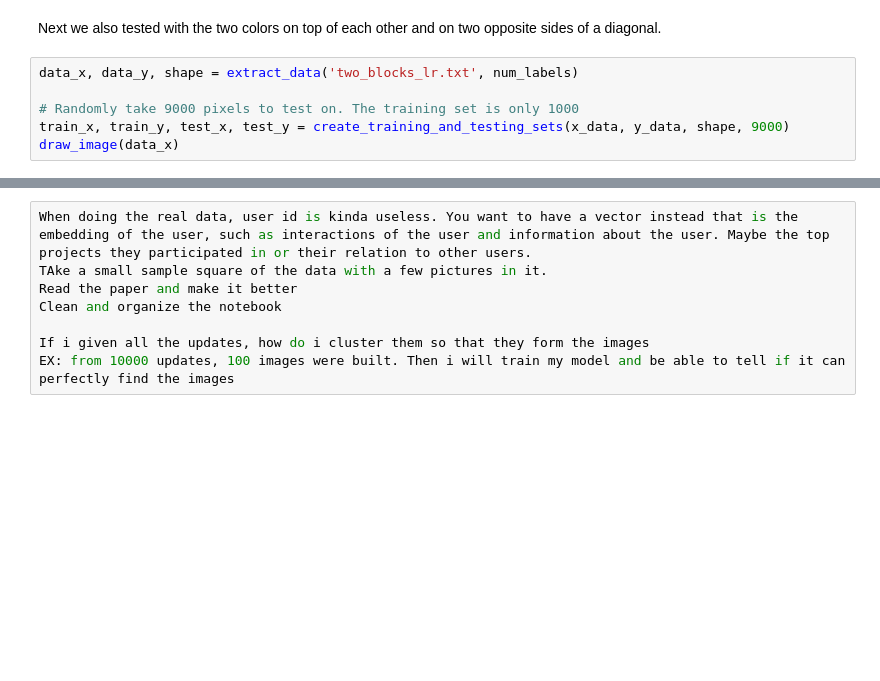
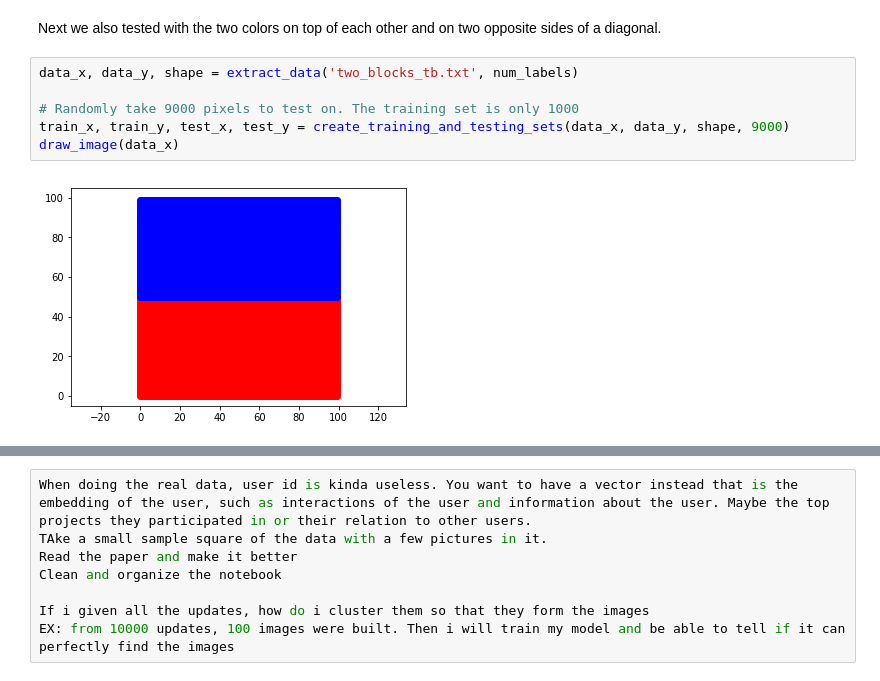
Before and after one commit to shudaniel/tensorflow_practice, a Jupyter notebook: Tensorflow practice.ipynb, the cells around one changed output, grey strips where cells are left out. Cells and saved outputs as stored; diff of their text form; blank space fills up the shorter version.

```diff
--- a/Tensorflow practice.ipynb
+++ b/Tensorflow practice.ipynb
@@ -190,8 +190,10 @@ Testing Accuracy: 0.9777778
 # %% [markdown]
 Next we also tested with the two colors on top of each other and on two opposite sides of a diagonal.
 # %%
-data_x, data_y, shape = extract_data('two_blocks_lr.txt', num_labels)
+data_x, data_y, shape = extract_data('two_blocks_tb.txt', num_labels)
 
 # Randomly take 9000 pixels to test on. The training set is only 1000
-train_x, train_y, test_x, test_y = create_training_and_testing_sets(x_data, y_data, shape, 9000)
+train_x, train_y, test_x, test_y = create_training_and_testing_sets(data_x, data_y, shape, 9000)
 draw_image(data_x)
+# %% [output]
+[figure, added]
```
Also changed, not shown: parts of 5 cells of this notebook.
